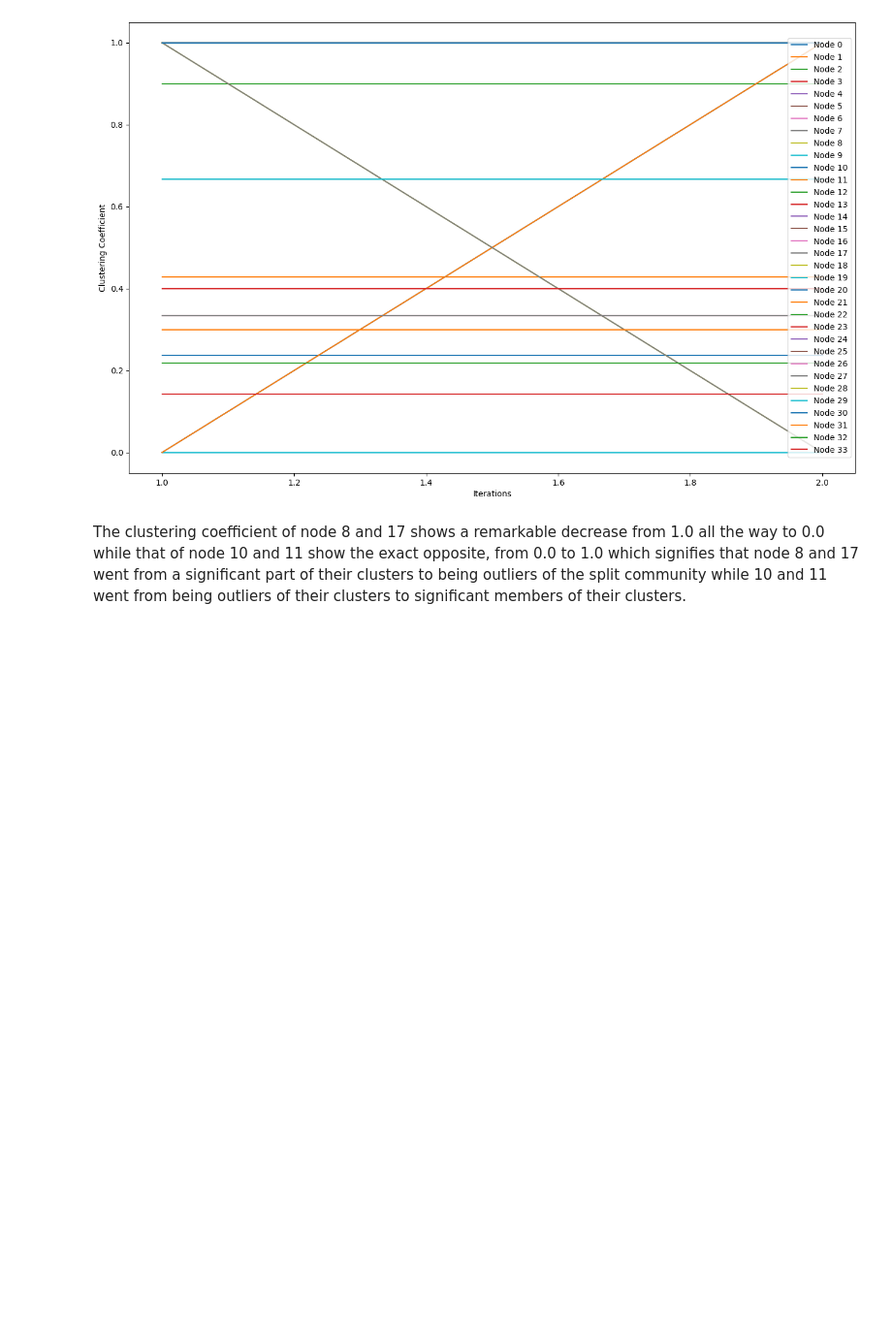
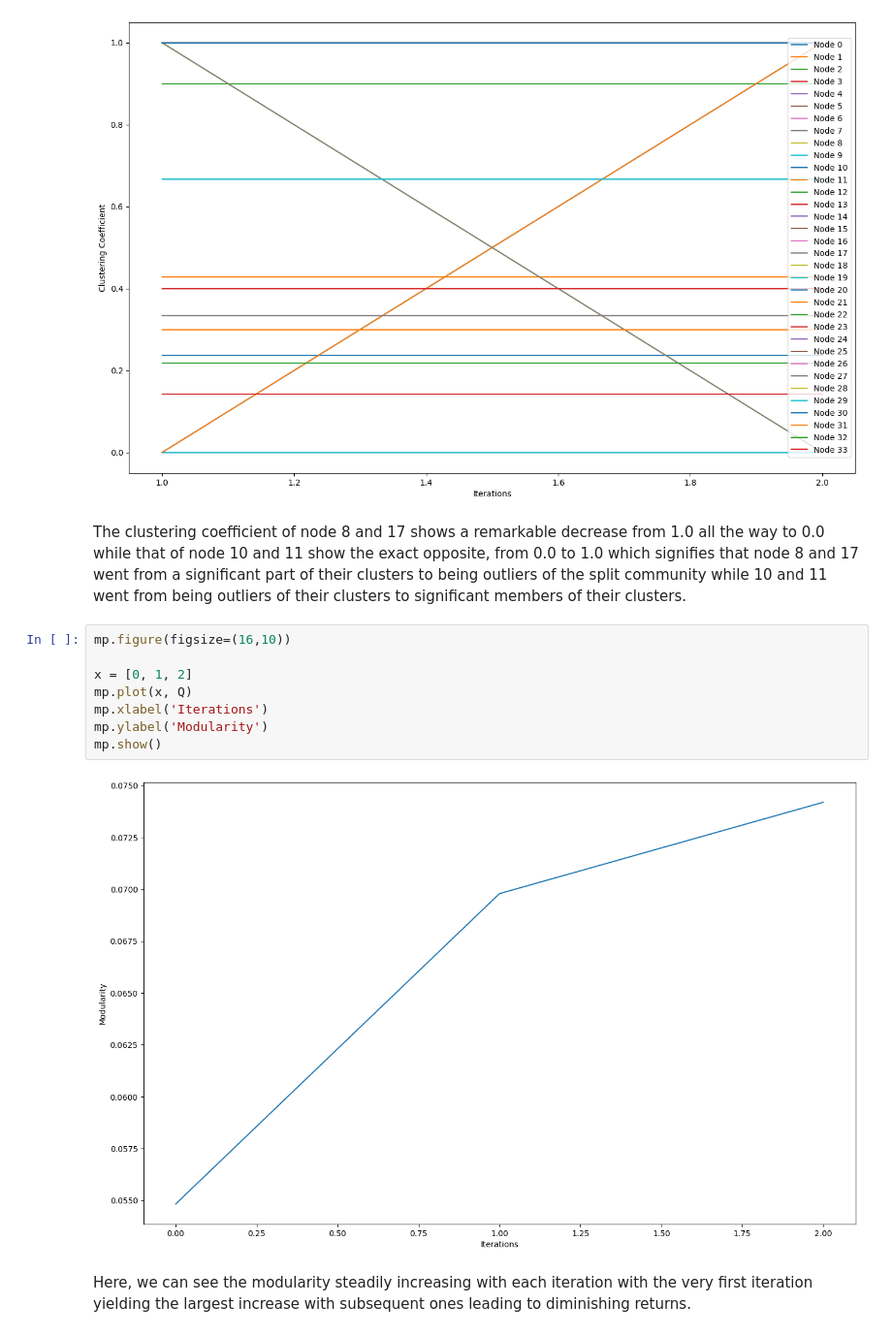
Before and after one commit to GhostWarrior685/DSC-212-Semester-Project, a Jupyter notebook: project.ipynb, the cells around one changed output. Shown at 97% size. Cells and saved outputs as stored; diff of their text form; blank space fills up the shorter version.

```diff
--- a/project.ipynb
+++ b/project.ipynb
@@ -304,3 +304,15 @@ mp.show()
 [figure]
 # %% [markdown]
 The clustering coefficient of node 8 and 17 shows a remarkable decrease from 1.0 all the way to 0.0 while that of node 10 and 11 show the exact opposite, from 0.0 to 1.0 which signifies that node 8 and 17 went from a significant part of their clusters to being outliers of the split community while 10 and 11 went from being outliers of their clusters to significant members of their clusters.
+# %%
+mp.figure(figsize=(16,10))
+
+x = [0, 1, 2]
+mp.plot(x, Q)
+mp.xlabel('Iterations')
+mp.ylabel('Modularity')
+mp.show()
+# %% [output]
+[figure, added]
+# %% [markdown]
+Here, we can see the modularity steadily increasing with each iteration with the very first iteration yielding the largest increase with subsequent ones leading to diminishing returns.
```
Also changed, not shown: parts of 2 cells of this notebook.
